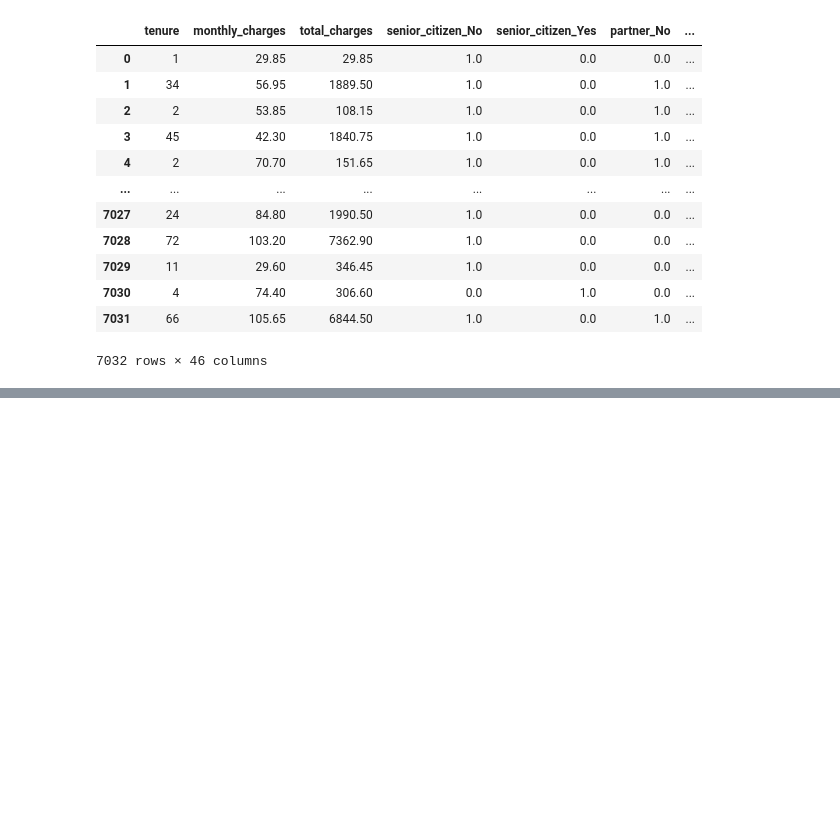
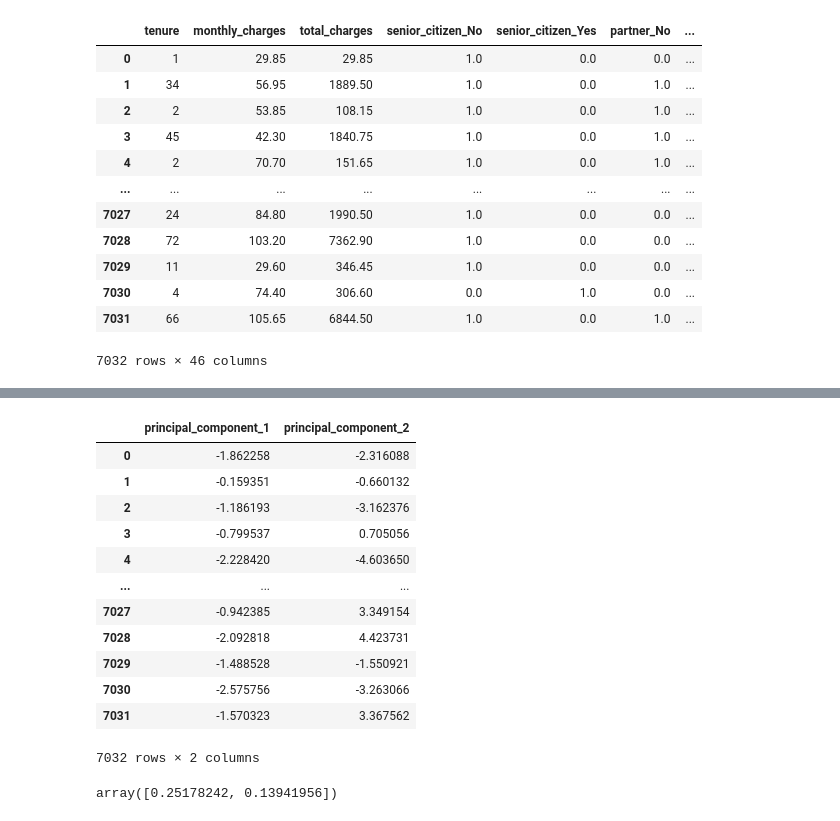
Before and after one commit to js816/Telco_churn, a Jupyter notebook: Telco_churn_ML_model.ipynb, the cells around one changed output, grey strips where cells are left out. Cells and saved outputs as stored; diff of their text form; code cells hidden in the pictures; blank space fills up the shorter version.

```diff
--- a/Telco_churn_ML_model.ipynb
+++ b/Telco_churn_ML_model.ipynb
@@ -162,0 +171,4 @@ telco_df
+# %%
+# Standardizing the data with StandardScaler
+telco_scaled = StandardScaler().fit_transform(telco_df)
+telco_scaled
@@ -162,0 +189,7 @@ telco_df
+# %%
+# Initializing the PCA model
+pca = PCA(n_components=2)
+# %%
+# Getting the two principal components for the telco data
+telco_pca = pca.fit_transform(telco_scaled)
+telco_pca
@@ -162,0 +204,23 @@ telco_df
+# %%
+# Transforming the PCA data into a DataFrame
+telco_pca_df = pd.DataFrame(telco_pca, columns=('principal_component_1', 'principal_component_2'))
+telco_pca_df
+# %% [output]
+|  | principal_component_1 | principal_component_2 |
+| 0 | -1.862258 | -2.316088 |
+| 1 | -0.159351 | -0.660132 |
+| 2 | -1.186193 | -3.162376 |
+| 3 | -0.799537 | 0.705056 |
+| 4 | -2.228420 | -4.603650 |
+| ... | ... | ... |
+| 7027 | -0.942385 | 3.349154 |
+| 7028 | -2.092818 | 4.423731 |
+| 7029 | -1.488528 | -1.550921 |
+| 7030 | -2.575756 | -3.263066 |
+| 7031 | -1.570323 | 3.367562 |
+7032 rows × 2 columns
+# %%
+# Fetching the explained variance
+pca.explained_variance_ratio_
+# %% [output]
+array([0.25178242, 0.13941956])
```
Also changed, not shown: parts of 12 cells of this notebook.
